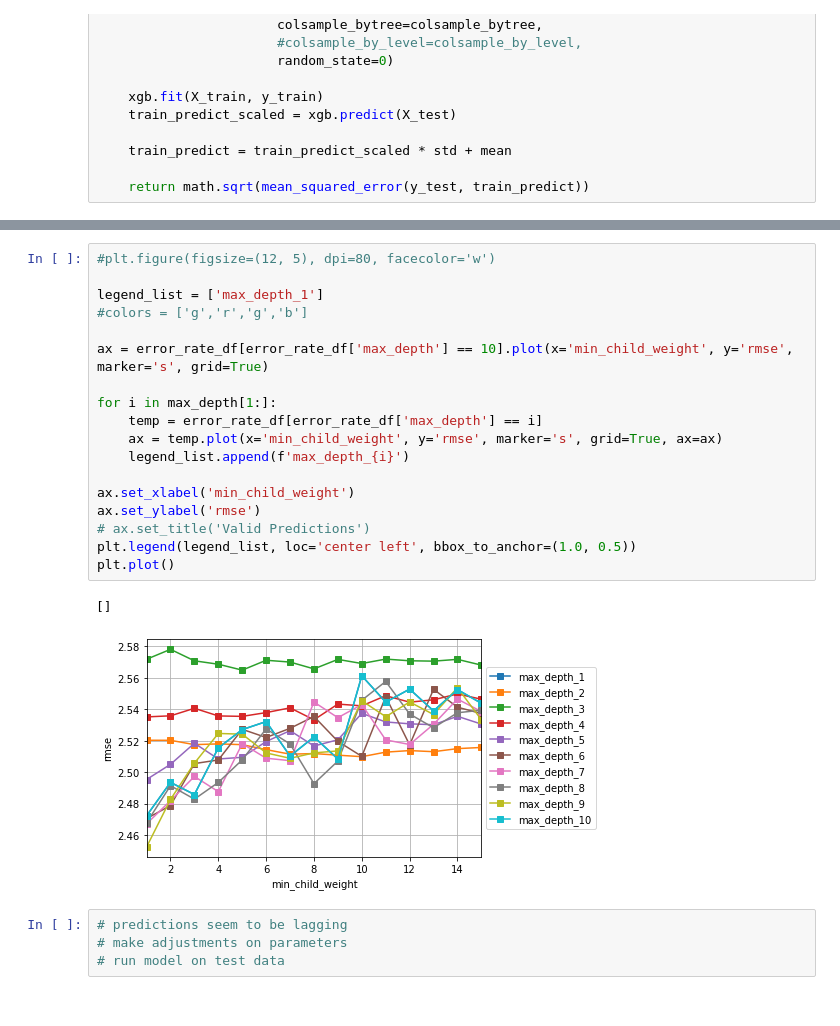
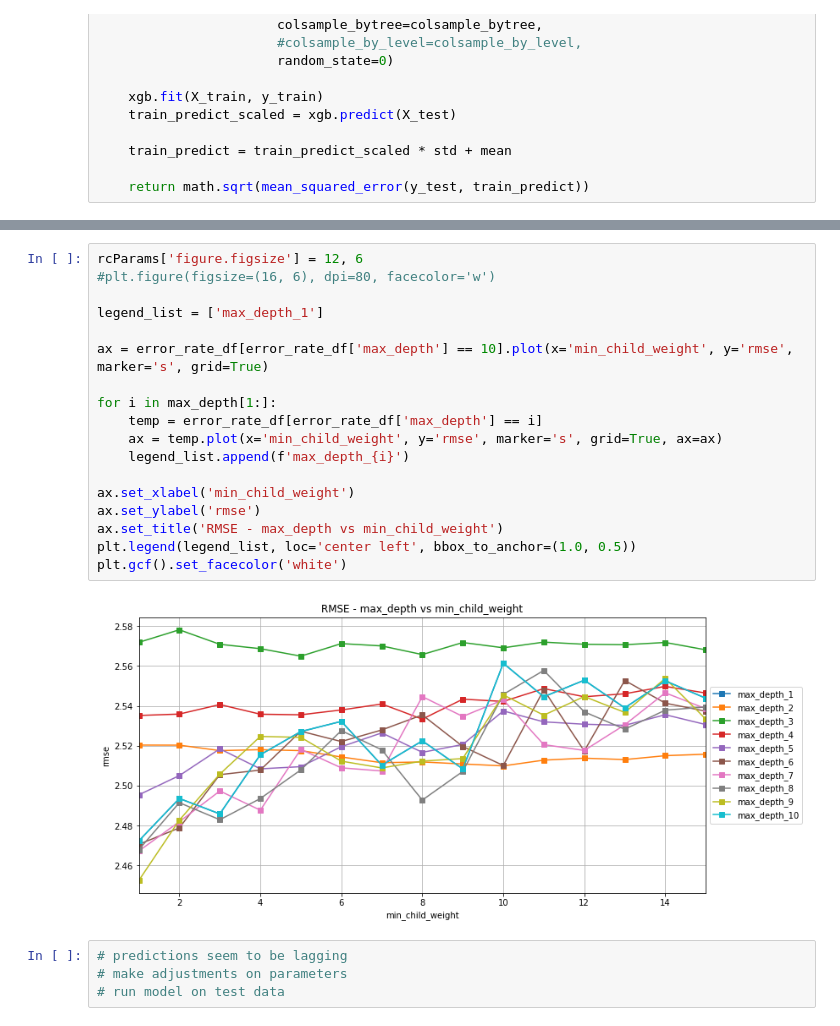
Before and after one commit to terrill11/spy_trend, a Jupyter notebook: spy_trend_xgboost.ipynb, the cells around one changed output, grey strips where cells are left out. Drawn from its saved outputs; the diff is of its cells as text.

Commit message:
parameter tuning - minor changes

```diff
--- a/spy_trend_xgboost.ipynb
+++ b/spy_trend_xgboost.ipynb
@@ -544,24 +533,23 @@ error_rate_df
 # %%
-#plt.figure(figsize=(12, 5), dpi=80, facecolor='w')
+rcParams['figure.figsize'] = 12, 6
+#plt.figure(figsize=(16, 6), dpi=80, facecolor='w')
 
 legend_list = ['max_depth_1']
-#colors = ['g','r','g','b']
 
 ax = error_rate_df[error_rate_df['max_depth'] == 10].plot(x='min_child_weight', y='rmse', marker='s', grid=True)
 
 for i in max_depth[1:]:
     temp = error_rate_df[error_rate_df['max_depth'] == i]
     ax = temp.plot(x='min_child_weight', y='rmse', marker='s', grid=True, ax=ax)
     legend_list.append(f'max_depth_{i}')
 
 ax.set_xlabel('min_child_weight')
 ax.set_ylabel('rmse')
-# ax.set_title('Valid Predictions')
+ax.set_title('RMSE - max_depth vs min_child_weight')
 plt.legend(legend_list, loc='center left', bbox_to_anchor=(1.0, 0.5))
-plt.plot()
+plt.gcf().set_facecolor('white')
 # %% [output]
-[]
-[figure, old version]
+[figure, new version]
 # %%
 # predictions seem to be lagging
 # make adjustments on parameters
```
Also changed, not shown: parts of 3 cells of this notebook.
